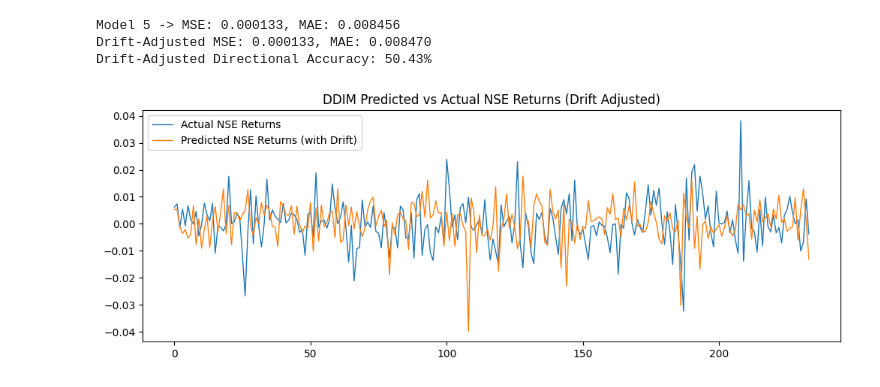
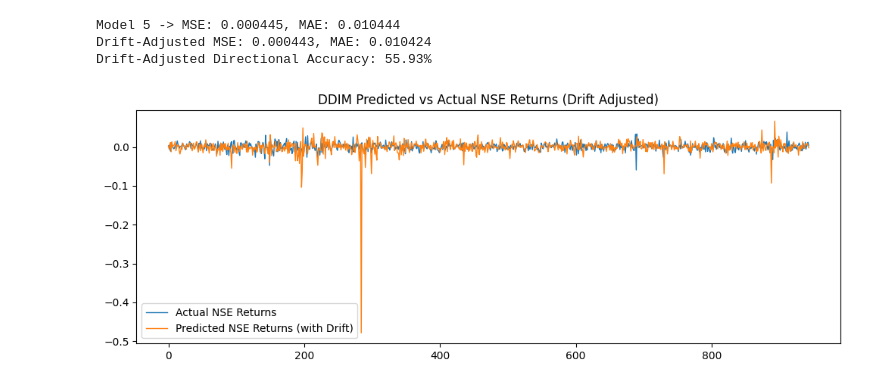
Before and after one commit to AdiXgit/QuantFin, a Jupyter notebook: future/ddim.ipynb, the cells around one changed output. Drawn from its saved outputs; the diff is of its cells as text; code cells hidden in the pictures.

```diff
--- a/future/ddim.ipynb
+++ b/future/ddim.ipynb
@@ -9,6 +13,6 @@ from sklearn.metrics import mean_squared_error, mean_absolute_error
 # %%
-nifty = pd.read_csv("NIFTY_50_5_Year_His_Data.csv")
-nyse = pd.read_csv("NYSE_5_Year_His_Data.csv")
+nifty = pd.read_csv("E:/Coding/Projects/QuantFin/main/data/NIFTY_50_20_Year_His_Data.csv")
+nyse = pd.read_csv("E:/Coding/Projects/QuantFin/main/data/NYSE_20_Year_His_Data.csv")
 
 df_nifty = pd.DataFrame(nifty)
 df_nyse = pd.DataFrame(nyse)
@@ -50,32 +54,16 @@ y_data = np.array(y_data, dtype=np.float32)
 split = int(0.8 * len(x_data))
 x_train, x_val = x_data[:split], x_data[split:]
 y_train, y_val = y_data[:split], y_data[split:]
+
+# x_train, x_val = x_train[:1000], x_val[:1000]
+# y_train, y_val = y_train[:1000], y_val[:1000]
-# %%
-lookback = 30
-X, Y = [], []
-
-returns_nyse = df_nyse_common['return'].values
-returns_nifty = df_nifty_common['return'].values
-
-for i in range(lookback, len(returns_nyse) - 1):
-    X.append(returns_nyse[i-lookback:i])
-    Y.append(returns_nifty[i+1])
-
-X = np.array(X)
-Y = np.array(Y).reshape(-1, 1)
-
-from sklearn.model_selection import train_test_split
-X_train, X_val, Y_train, Y_val = train_test_split(X, Y, test_size=0.2, shuffle=False)
-
-train_dataset = tf.data.Dataset.from_tensor_slices((X_train, Y_train)).batch(32).shuffle(1000)
-val_dataset = tf.data.Dataset.from_tensor_slices((X_val, Y_val)).batch(32)
 # %%
 # Hyperparameters
 T = 1000
 beta_start = 1e-4
 beta_end = 0.02
 embedding_dim = 32
-input_dim = 30
+input_dim = lookback
 # %%
 # Noise Schedule
 betas = np.linspace(beta_start, beta_end, T, dtype=np.float32)
@@ -215,7 +346,7 @@ def train_step(model,optimizer,x_batch,y_batch):
     return loss
 # %%
 #  DDIM Sampling
-def ddim_sample(model,x_cond,eta=0.0):
+def ddim_sample(model, x_cond, embedding_dim, alpha_bars, T, eta=0.0):
     batch_size = tf.shape(x_cond)[0]
     y_t = tf.random.normal((batch_size, 1))
 
@@ -543,39 +590,39 @@ Epoch 100: Loss = 0.5055
 # %%
-preds = ddim_sample(model5, x_val_batch)
+preds = ddim_sample(model5, x_val_batch,embedding_dim,alpha_bars,T)
 preds = preds.numpy()
 preds = nse_scaler.inverse_transform(preds)
 
 true_y = nse_scaler.inverse_transform(y_val)
 
 mse = mean_squared_error(true_y, preds)
 mae = mean_absolute_error(true_y, preds)
 print(f"Model 5 -> MSE: {mse:.6f}, MAE: {mae:.6f}")
 
 # Drift Adjustment
 nse_trend = np.mean(true_y)
 preds_with_drift = preds + nse_trend
 
 # Recalculate Metrics
 mse_drift = mean_squared_error(true_y, preds_with_drift)
 mae_drift = mean_absolute_error(true_y, preds_with_drift)
 
 print(f"Drift-Adjusted MSE: {mse_drift:.6f}, MAE: {mae_drift:.6f}")
 
 # Directional Accuracy with Drift
 direction_accuracy_drift = np.mean(np.sign(true_y) == np.sign(preds_with_drift)) * 100
 print(f"Drift-Adjusted Directional Accuracy: {direction_accuracy_drift:.2f}%")
 
 # Plot
 import matplotlib.pyplot as plt
 
 plt.figure(figsize=(12, 4))
 plt.plot(true_y, label='Actual NSE Returns', linewidth=1)
 plt.plot(preds_with_drift, label='Predicted NSE Returns (with Drift)', linewidth=1)
 plt.title("DDIM Predicted vs Actual NSE Returns (Drift Adjusted)")
 plt.legend()
 plt.show()
 # %% [output]
-Model 5 -> MSE: 0.000133, MAE: 0.008456
-Drift-Adjusted MSE: 0.000133, MAE: 0.008470
-Drift-Adjusted Directional Accuracy: 50.43%
+Model 5 -> MSE: 0.000445, MAE: 0.010444
+Drift-Adjusted MSE: 0.000443, MAE: 0.010424
+Drift-Adjusted Directional Accuracy: 55.93%
-[figure, old version]
+[figure, new version]
```
Also changed, not shown: parts of 16 cells of this notebook, 10 other files.
